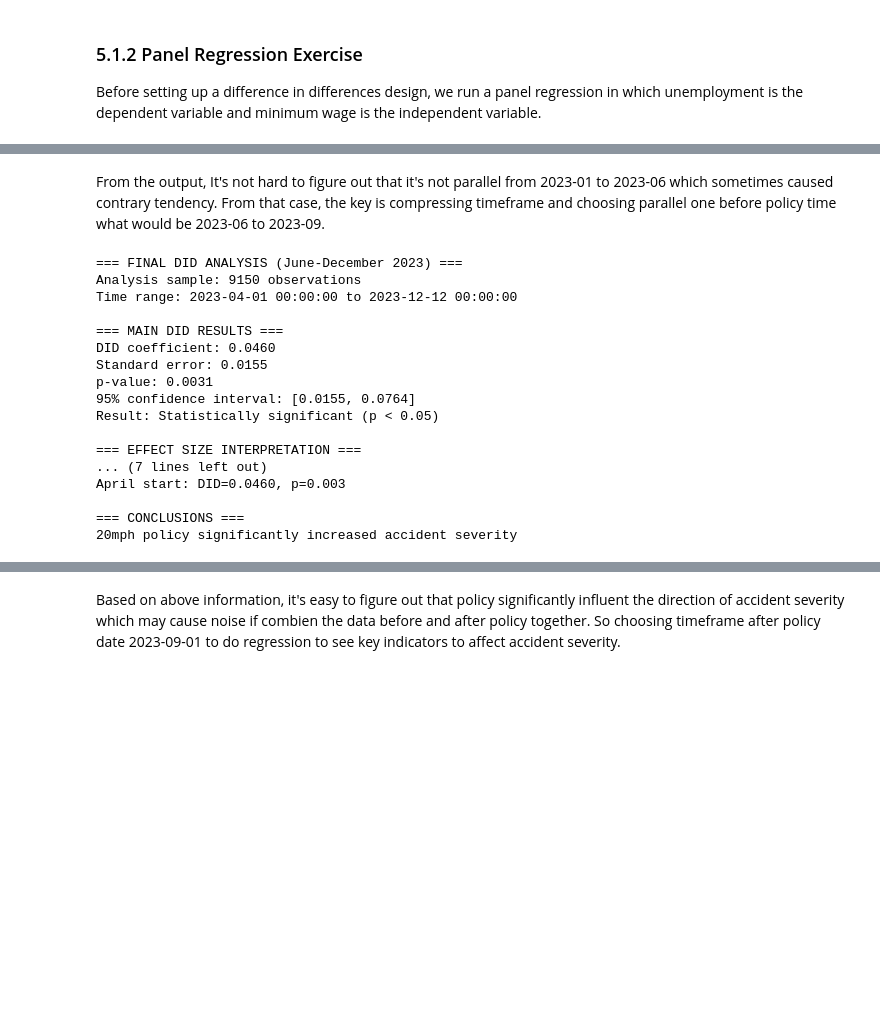
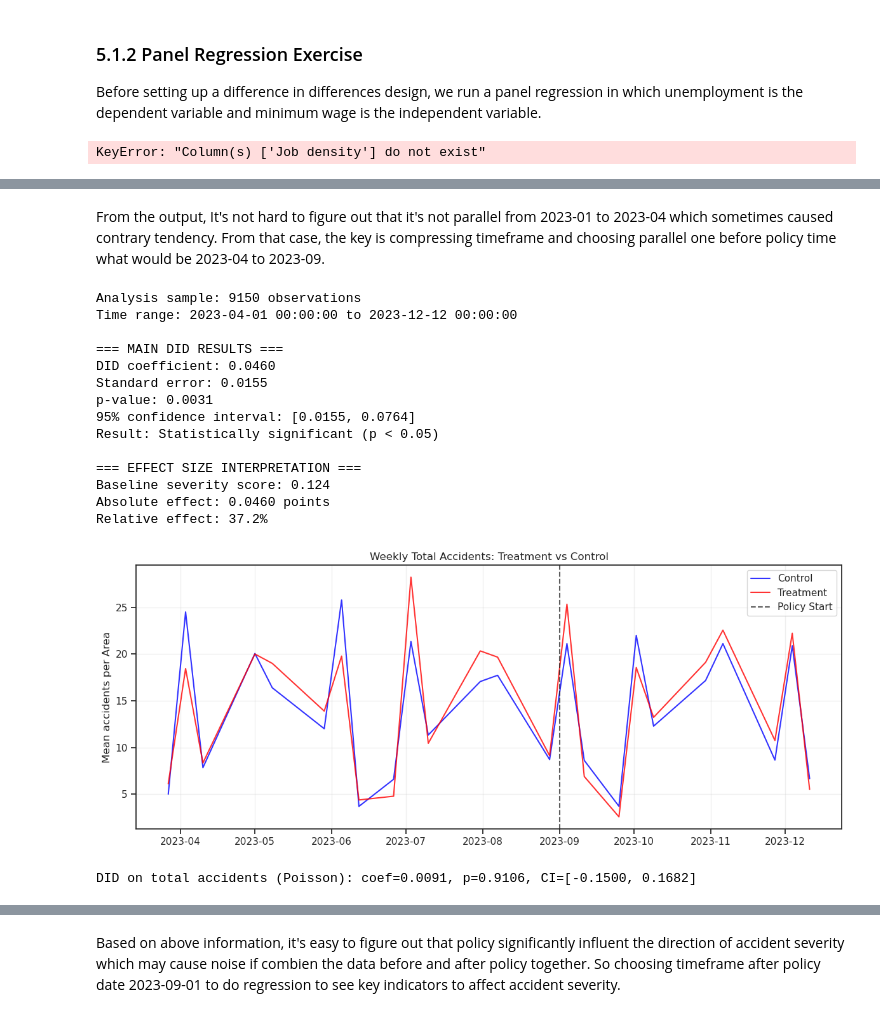
Before and after one commit to Aurora-77777/casa0006, a Jupyter notebook: Template_submission_CASA0006.ipynb, the cells around one changed output, grey strips where cells are left out. Drawn from its saved outputs; the diff is of its cells as text; code cells hidden in the pictures; blank space fills up the shorter version.

```diff
--- a/Template_submission_CASA0006.ipynb
+++ b/Template_submission_CASA0006.ipynb
@@ -941,7 +992,7 @@ cov_means['treat'] = 'first'
 # %%
 df['date'] = pd.to_datetime(df['date'], errors='coerce')
 df = df.dropna(subset=['Area','date','severity_code']).copy()
-treat_boros = [
+control = [
  "Barking and Dagenham",
  "Havering",
  "Newham",
@@ -1008,6 +1059,8 @@ df_matched = df[df['Area'].isin(selected_boros)].copy()
 df_matched['treat'] = df_matched['Area'].isin(treat_boros).astype(int)
 df_matched['post']  = (df_matched['date'] >= policy_day).astype(int)
 df_matched['did']   = df_matched['treat'] * df_matched['post']
+# %% [output]
+KeyError: "Column(s) ['Job density'] do not exist"
 # %%
 df_pre = df_matched[df_matched['date'] < policy_day]
 df_pre['week'] = df_pre['date'].dt.to_period('W').dt.start_time
@@ -1017,12 +1070,8 @@ weekly_pre.plot()
 <Axes: xlabel='week'>
 [figure]
 # %% [markdown]
-From the output, It's not hard to figure out that it's not parallel from 2023-01 to 2023-06 which sometimes caused contrary tendency. From that case, the key is compressing timeframe and choosing parallel one before policy time what would be 2023-06 to 2023-09.
+From the output, It's not hard to figure out that it's not parallel from 2023-01 to 2023-04 which sometimes caused contrary tendency. From that case, the key is compressing timeframe and choosing parallel one before policy time what would be 2023-04 to 2023-09.
 # %%
-# Final DID Analysis with Optimized Time Window
-print("=== FINAL DID ANALYSIS (June-December 2023) ===")
-
-# Use June 1st as analysis starting point
 analysis_start = pd.to_datetime("2023-04-01")
 df_final = df_matched[df_matched['date'] >= analysis_start].copy()
 
@@ -1062,36 +1111,7 @@ print(f"\n=== EFFECT SIZE INTERPRETATION ===")
 print(f"Baseline severity score: {baseline_severity:.3f}")
 print(f"Absolute effect: {effect_size:.4f} points")
 print(f"Relative effect: {relative_effect:.1f}%")
-
-# Robustness checks with different time windows
-print(f"\n=== ROBUSTNESS CHECKS ===")
-windows = [
-    ("2023-07-01", "July start"),
-    ("2023-05-01", "May start"),
-    ("2023-04-01", "April start")
-]
-
-for start_date, label in windows:
-    df_robust = df_matched[df_matched['date'] >= start_date].copy()
-    df_robust['post'] = (df_robust['date'] >= policy_day).astype(int)
-    df_robust['did'] = df_robust['treat'] * df_robust['post']
-
-    try:
-        mod_robust = smf.ols(final_formula, data=df_robust).fit()
-        did_coef = mod_robust.params['did']
-        did_pval = mod_robust.pvalues['did']
-        print(f"{label}: DID={did_coef:.4f}, p={did_pval:.3f}")
-    except:
-        print(f"{label}: Regression failed")
-
-print(f"\n=== CONCLUSIONS ===")
-if mod_final.pvalues['did'] < 0.10:
-    direction = "increased" if effect_size > 0 else "decreased"
-    print(f"20mph policy significantly {direction} accident severity")
-else:
-    print("20mph policy had no significant effect on accident severity (null effect)")
 # %% [output]
-=== FINAL DID ANALYSIS (June-December 2023) ===
 Analysis sample: 9150 observations
 Time range: 2023-04-01 00:00:00 to 2023-12-12 00:00:00
 
@@ -1103,10 +1123,41 @@ p-value: 0.0031
 Result: Statistically significant (p < 0.05)
 
 === EFFECT SIZE INTERPRETATION ===
-... (7 lines left out)
-April start: DID=0.0460, p=0.003
-
-=== CONCLUSIONS ===
-20mph policy significantly increased accident severity
+Baseline severity score: 0.124
+Absolute effect: 0.0460 points
+Relative effect: 37.2%
+# %%
+# 1) 按 Area-Week 聚合总事故数
+agg = (df_analysis
+       .groupby(['Area','week','treat','post'], as_index=False)
+       .size()
+       .rename(columns={'size':'total'}))
+agg['did'] = agg['treat'] * agg['post']
+
+# 2) 单图：Treatment vs Control 的周总事故数
+fig, ax = plt.subplots(figsize=(12,5))
+for tval, color, label in [(0,'blue','Control'), (1,'red','Treatment')]:
+    s = (agg[agg['treat']==tval]
+         .groupby('week')['total'].mean())
+    ax.plot(s.index, s.values, color=color, label=label, alpha=0.8)
+ax.axvline(policy_day, ls='--', c='k', alpha=0.7, label='Policy Start')
+ax.set_title('Weekly Total Accidents: Treatment vs Control')
+ax.set_ylabel('Mean accidents per Area')
+ax.legend(); ax.grid(True, alpha=0.3)
+plt.tight_layout(); plt.show()
+
+# 3) Poisson DID（带双向固定效应，Area 聚类稳健方差）
+import statsmodels.api as sm
+po = sm.GLM.from_formula(
+    'total ~ treat + post + did + C(Area) + C(week)',
+    data=agg, family=sm.families.Poisson()
+).fit(cov_type='cluster', cov_kwds={'groups': agg['Area']})
+
+did_coef = po.params['did']; did_p = po.pvalues['did']
+ci_low, ci_high = po.conf_int().loc['did']
+print(f'DID on total accidents (Poisson): coef={did_coef:.4f}, p={did_p:.4f}, CI=[{ci_low:.4f}, {ci_high:.4f}]')
+# %% [output]
+[figure, added]
+DID on total accidents (Poisson): coef=0.0091, p=0.9106, CI=[-0.1500, 0.1682]
 # %%
 df_matched = df_matched.rename(columns={'Job density': 'job_density'})
```
Also changed, not shown: parts of 35 cells of this notebook.
